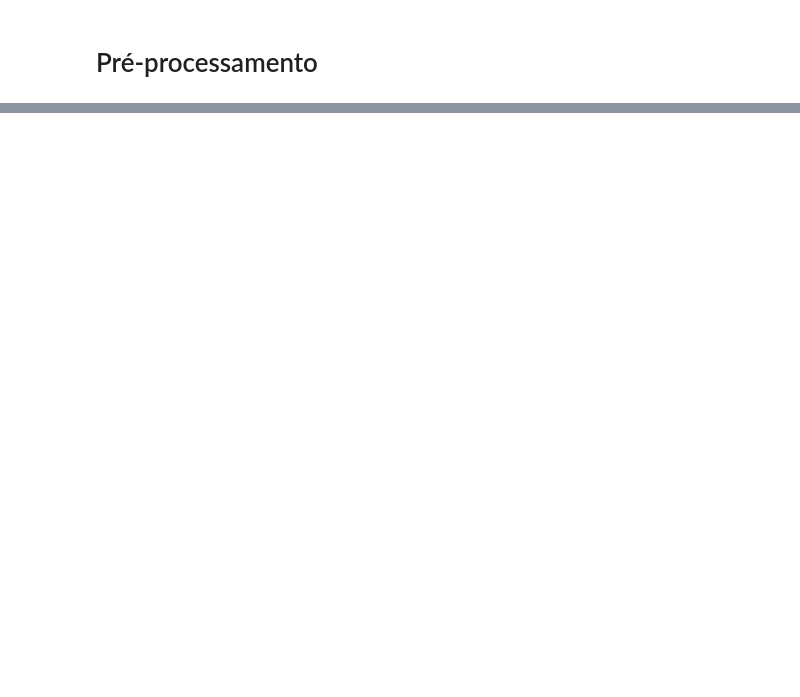
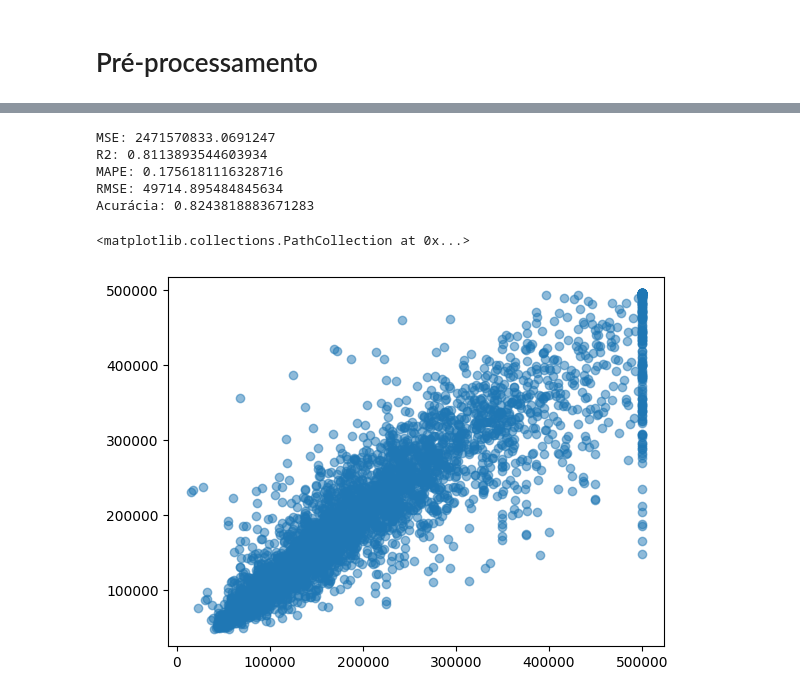
Before and after one commit to GabrielMarquezan/Desafio_Zeit, a Jupyter notebook: desafio.ipynb, the cells around one changed output, grey strips where cells are left out. Drawn from its saved outputs; the diff is of its cells as text; code cells hidden in the pictures; blank space fills up the shorter version.

Commit message:
NN completa. RandomForest a ser melhorada.

```diff
--- a/desafio.ipynb
+++ b/desafio.ipynb
@@ -77,0 +92,16 @@ class Modelo(nn.Module):
+# %%
+x = data.drop(columns=['median_house_value'])
+y = data['median_house_value']
+# %%
+Scaler = StandardScaler()
+x = Scaler.fit_transform(x)
+x_train_scaled, x_test_scaled, y_train, y_test = train_test_split(x, y, test_size=0.2, random_state=random_seed)
+y_train_scaled = np.array(Scaler.fit_transform(pd.DataFrame(y_train)))
+y_test_scaled = np.array(Scaler.fit_transform(pd.DataFrame(y_test)))
+# %%
+model = RandomForestRegressor(n_estimators=300, max_depth=30, random_state=random_seed)
+model.fit(x_train_scaled, y_train_scaled)
+y_pred = model.predict(x_test_scaled)
+# %%
+y_pred_descaled = Scaler.inverse_transform(y_pred.reshape(-1, 1))
+y_test_descaled = Scaler.inverse_transform(y_test_scaled.reshape(-1, 1))
@@ -77,0 +113,17 @@ class Modelo(nn.Module):
+# %%
+print(f'MSE: {mse}')
+print(f'R2: {r2}')
+print(f'MAPE: {mape}')
+print(f'RMSE: {rmse}')
+print(f'Acurácia: {1-mape}')
+# %% [output]
+MSE: 2471570833.0691247
+R2: 0.8113893544603934
+MAPE: 0.1756181116328716
+RMSE: 49714.895484845634
+Acurácia: 0.8243818883671283
+# %%
+plt.scatter(y_test_descaled, y_pred_descaled, alpha=0.5)
+# %% [output]
+<matplotlib.collections.PathCollection at 0x...>
+[figure, added]
```
Also changed, not shown: parts of 16 cells of this notebook, 3 other files.
